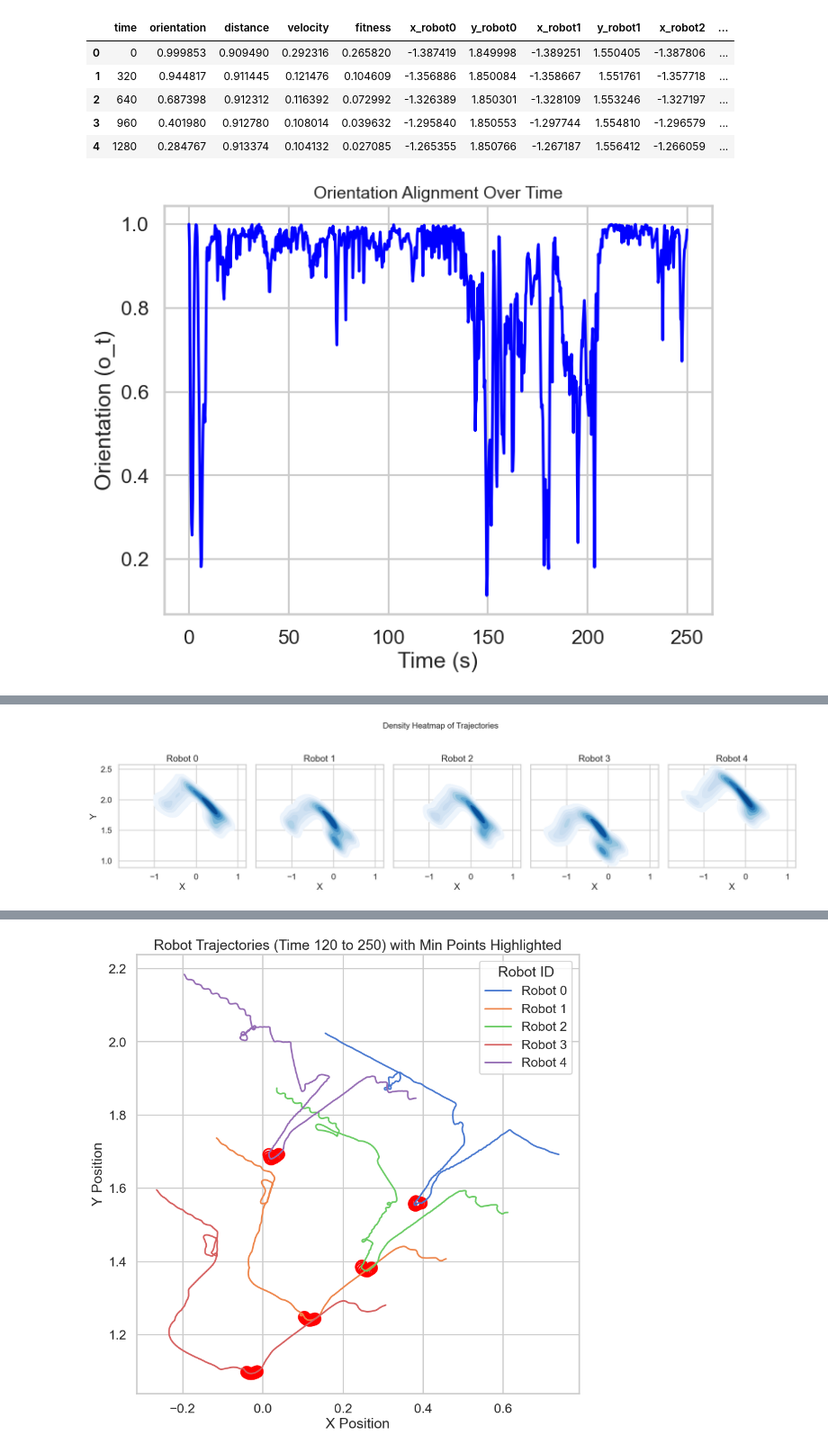
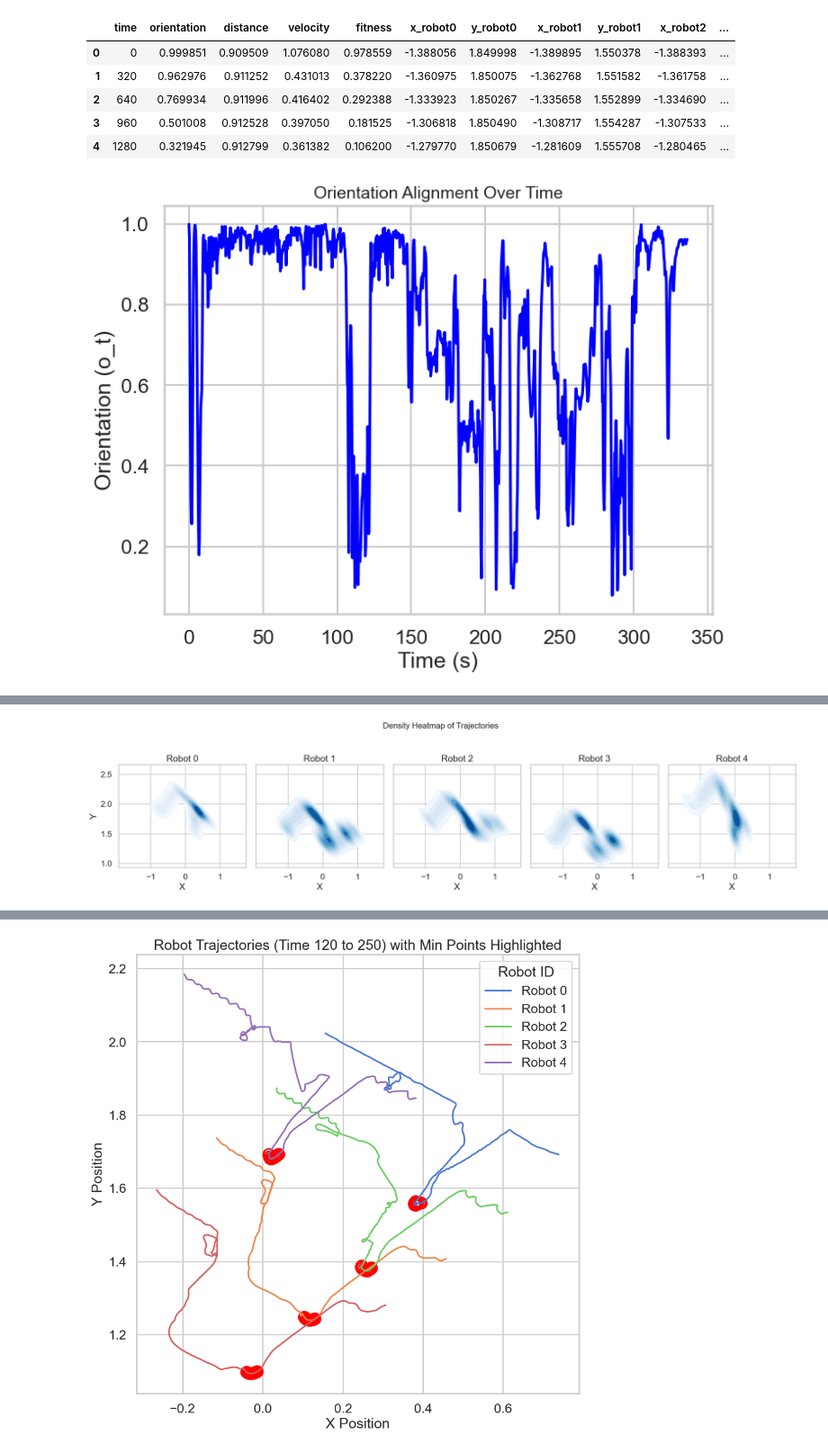
Before and after one commit to antoinehinary/robot_swarm_control, a Jupyter notebook: analysis.ipynb, the cells around one changed output, grey strips where cells are left out. Shown at 90% size. Saved outputs shown, nothing was run; the diff lists cells and outputs as text; code cells hidden in the pictures.

```diff
--- a/analysis.ipynb
+++ b/analysis.ipynb
@@ -12,8 +12,8 @@ data = pd.read_csv(csv_file)
 
 # Rename columns for better understanding
 data.columns = ["time", "orientation", "distance", "velocity", "fitness"] + \
-               ["x_robot0", "y_robot0", "x_robot1", "y_robot1", "x_robot2", "y_robot2"] + \
-               ["x_robot3", "y_robot3", "x_robot4", "y_robot4"]
+               ["x_robot0", "y_robot0", "x_robot1", "y_robot1", "x_robot2", "y_robot2", "x_robot3", "y_robot3"] + \
+               ["x_robot4", "y_robot4", "v_robot0", "v_robot1", "v_robot2", "v_robot3", "v_robot4" ]
 
 # Preview the data
 display(data.head())
@@ -97,36 +97,36 @@ def plot_density(data):
     fig, axes = plt.subplots(1, 5, figsize=(20, 5), sharex=True, sharey=True)
     fig.suptitle("Density Heatmap of Trajectories", fontsize=16)
 
     for i in range(5):  # Iterate through the 5 robots
         sns.kdeplot(
             x=data[f"x_robot{i}"],
             y=data[f"y_robot{i}"],
             cmap="Blues",
             fill=True,
             ax=axes[i]
         )
         axes[i].set_title(f"Robot {i}")
         axes[i].set_xlabel("X")
         axes[i].set_ylabel("Y")
 
     plt.tight_layout(rect=[0, 0, 1, 0.95])
     plt.show()
 
 plot_density(data)
 
 # Pairplot for all metrics (optional, detailed analysis)
 def plot_pairplot(data):
     metrics = ["orientation", "distance", "velocity", "fitness"]
     sns.pairplot(data[metrics], diag_kind="kde", corner=True, kind="reg")
     plt.suptitle("Pairplot of Metrics", y=1.02, fontsize=16)
     plt.show()
 
 plot_pairplot(data)
 # %% [output]
 |  | time | orientation | distance | velocity | fitness | x_robot0 | y_robot0 | x_robot1 | y_robot1 | x_robot2 | ... |
-| 0 | 0 | 0.999853 | 0.909490 | 0.292316 | 0.265820 | -1.387419 | 1.849998 | -1.389251 | 1.550405 | -1.387806 | ... |
-| 1 | 320 | 0.944817 | 0.911445 | 0.121476 | 0.104609 | -1.356886 | 1.850084 | -1.358667 | 1.551761 | -1.357718 | ... |
-| 2 | 640 | 0.687398 | 0.912312 | 0.116392 | 0.072992 | -1.326389 | 1.850301 | -1.328109 | 1.553246 | -1.327197 | ... |
-| 3 | 960 | 0.401980 | 0.912780 | 0.108014 | 0.039632 | -1.295840 | 1.850553 | -1.297744 | 1.554810 | -1.296579 | ... |
-| 4 | 1280 | 0.284767 | 0.913374 | 0.104132 | 0.027085 | -1.265355 | 1.850766 | -1.267187 | 1.556412 | -1.266059 | ... |
+| 0 | 0 | 0.999851 | 0.909509 | 1.076080 | 0.978559 | -1.388056 | 1.849998 | -1.389895 | 1.550378 | -1.388393 | ... |
+| 1 | 320 | 0.962976 | 0.911252 | 0.431013 | 0.378220 | -1.360975 | 1.850075 | -1.362768 | 1.551582 | -1.361758 | ... |
+| 2 | 640 | 0.769934 | 0.911996 | 0.416402 | 0.292388 | -1.333923 | 1.850267 | -1.335658 | 1.552899 | -1.334690 | ... |
+| 3 | 960 | 0.501008 | 0.912528 | 0.397050 | 0.181525 | -1.306818 | 1.850490 | -1.308717 | 1.554287 | -1.307533 | ... |
+| 4 | 1280 | 0.321945 | 0.912799 | 0.361382 | 0.106200 | -1.279770 | 1.850679 | -1.281609 | 1.555708 | -1.280465 | ... |
-[figure, old version]
+[figure, new version]
@@ -137 +137 @@ plot_pairplot(data)
-[figure, old version]
+[figure, new version]
```
Also changed, not shown: parts of 2 cells of this notebook, 2 other files.
